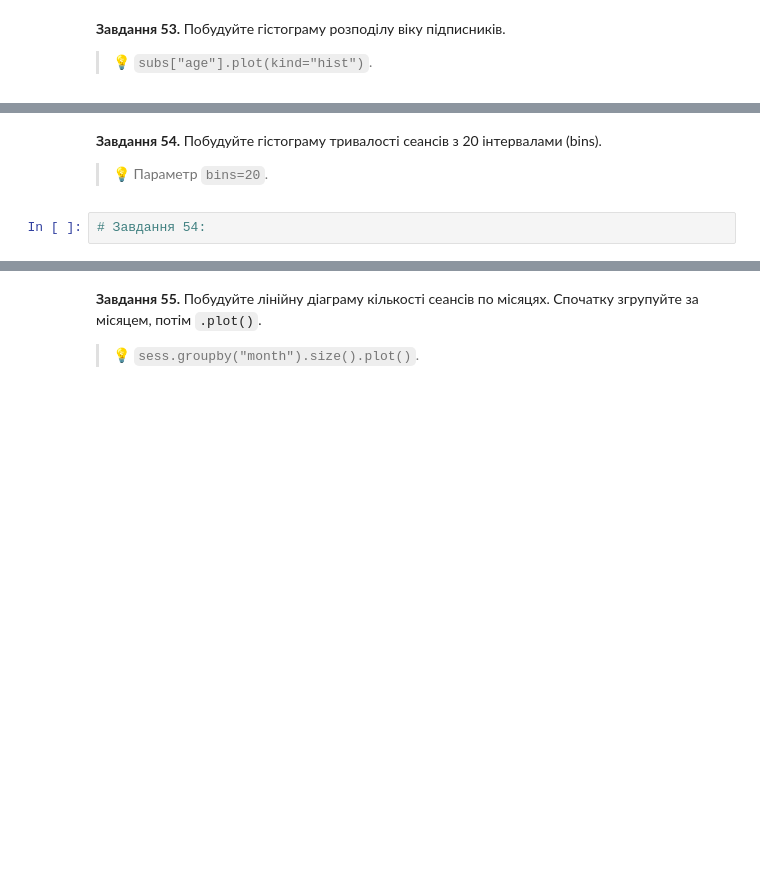
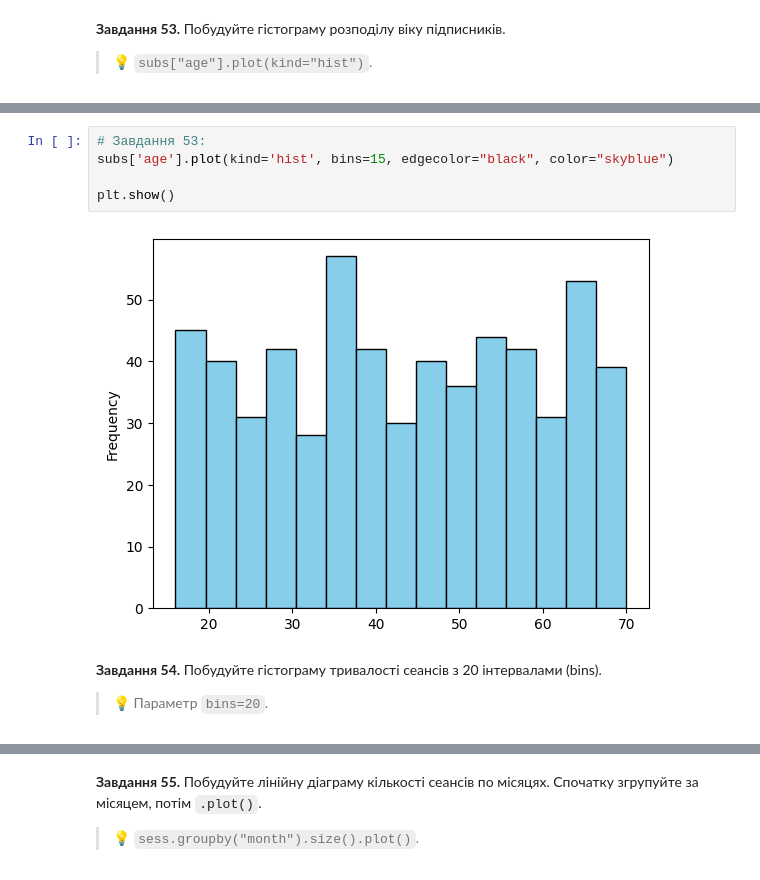
Before and after one commit to ParusSlava/DTA_2026, a Jupyter notebook: homework/29_05_26_Nazar_pandas_viz_practice.ipynb, the cells around one changed output, grey strips where cells are left out. Drawn from its saved outputs; the diff is of its cells as text; blank space fills up the shorter version.

```diff
--- a/homework/29_05_26_Nazar_pandas_viz_practice.ipynb
+++ b/homework/29_05_26_Nazar_pandas_viz_practice.ipynb
@@ -945,6 +1003,11 @@ pandas вміє будувати швидкі графіки прямо з да
+# %%
+# Завдання 53:
+subs['age'].plot(kind='hist', bins=15, edgecolor="black", color="skyblue")
+
+plt.show()
+# %% [output]
+[figure, added]
 # %% [markdown]
 **Завдання 54.** Побудуйте гістограму тривалості сеансів з 20 інтервалами (bins).
 
 > 💡 Параметр `bins=20`.
-# %%
-# Завдання 54:
```
Also changed, not shown: parts of 37 cells of this notebook.
